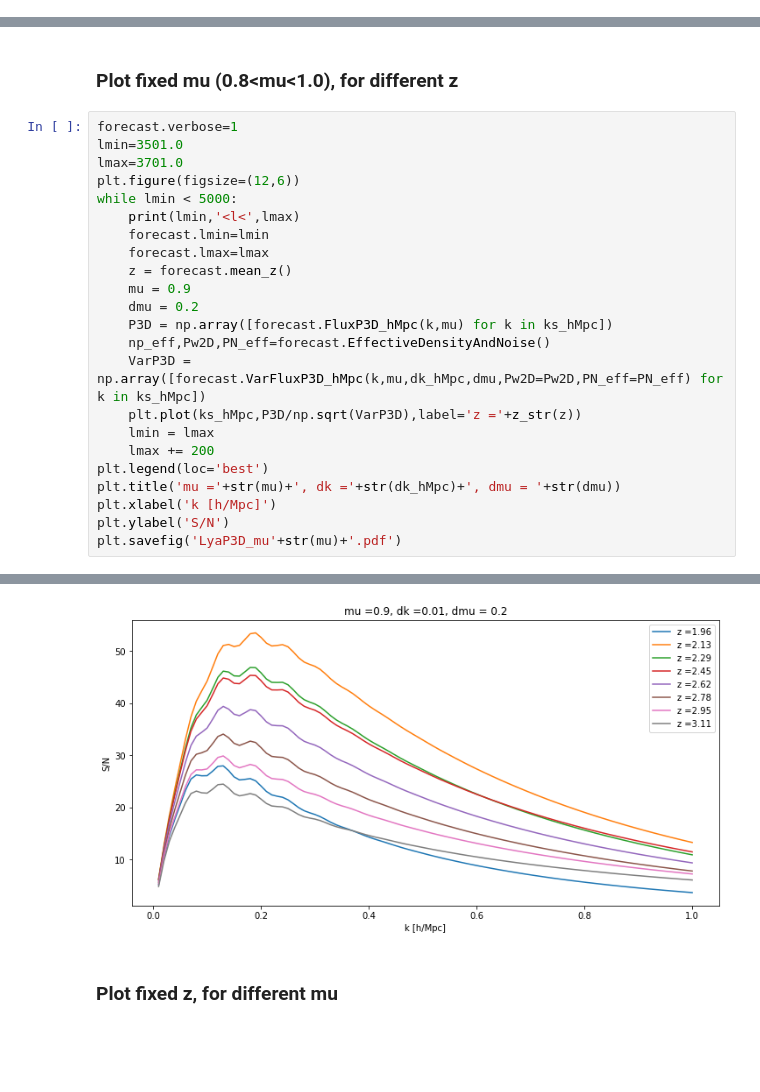
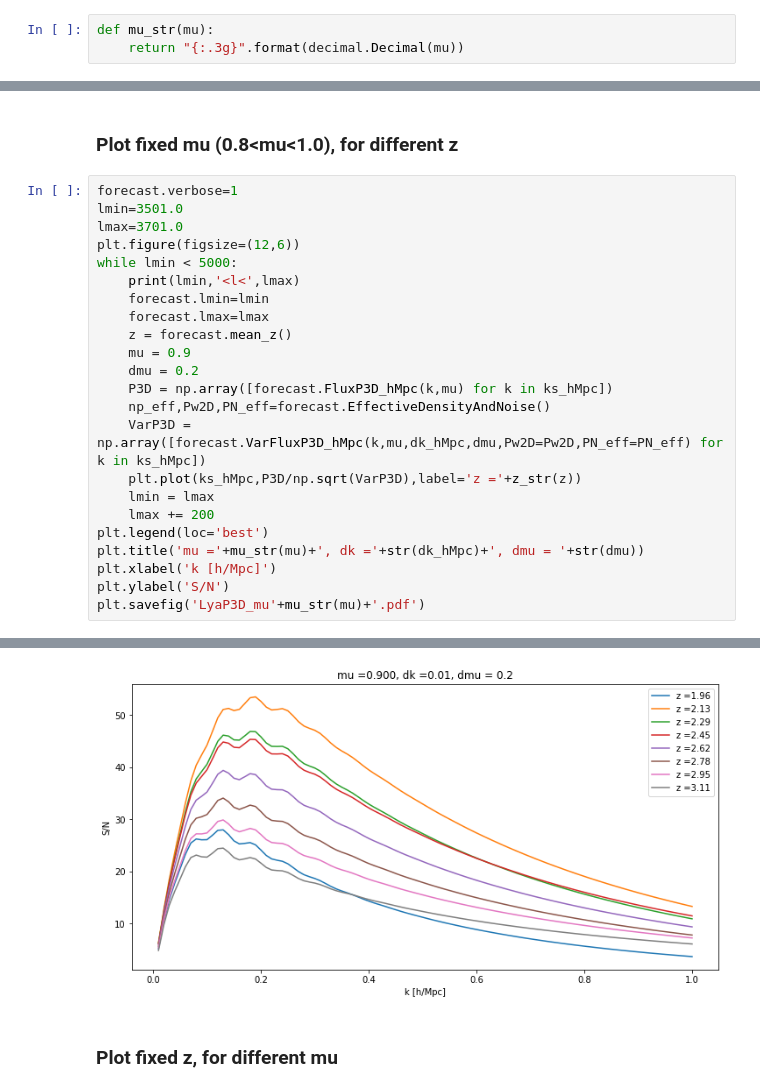
Before and after one commit to igmhub/lyaforecast, a Jupyter notebook: examples/plot_fisher.ipynb, the cells around one changed output, grey strips where cells are left out. Saved outputs shown, nothing was run; the diff lists cells and outputs as text; blank space fills up the shorter version.

```diff
--- a/examples/plot_fisher.ipynb
+++ b/examples/plot_fisher.ipynb
@@ -25,6 +25,9 @@ dk = 0.01
 # %%
 def z_str(z):
     return "{:.3g}".format(decimal.Decimal(z))
+# %%
+def mu_str(mu):
+    return "{:.3g}".format(decimal.Decimal(mu))
 # %%
 forecast.verbose=1
 forecast.lmin=3701.0
@@ -64,9 +67,9 @@ while lmin < 5000:
     lmin = lmax
     lmax += 200
 plt.legend(loc='best')
-plt.title('mu ='+str(mu)+', dk ='+str(dk_hMpc)+', dmu = '+str(dmu))
+plt.title('mu ='+mu_str(mu)+', dk ='+str(dk_hMpc)+', dmu = '+str(dmu))
 plt.xlabel('k [h/Mpc]')
 plt.ylabel('S/N')
-plt.savefig('LyaP3D_mu'+str(mu)+'.pdf')
+plt.savefig('LyaP3D_mu'+mu_str(mu)+'.pdf')
 # %% [output]
 3501.0 <l< 3701.0
@@ -89,4 +92,4 @@ np_eff, Pw2D, PN_eff = 0.135768860691 0.137017985029 0.655556615332
-[figure, old version]
+[figure, new version]
 # %% [markdown]
 ### Plot fixed z, for different mu
 # %%
```
Also changed, not shown: parts of 3 cells of this notebook, 3 other files.
